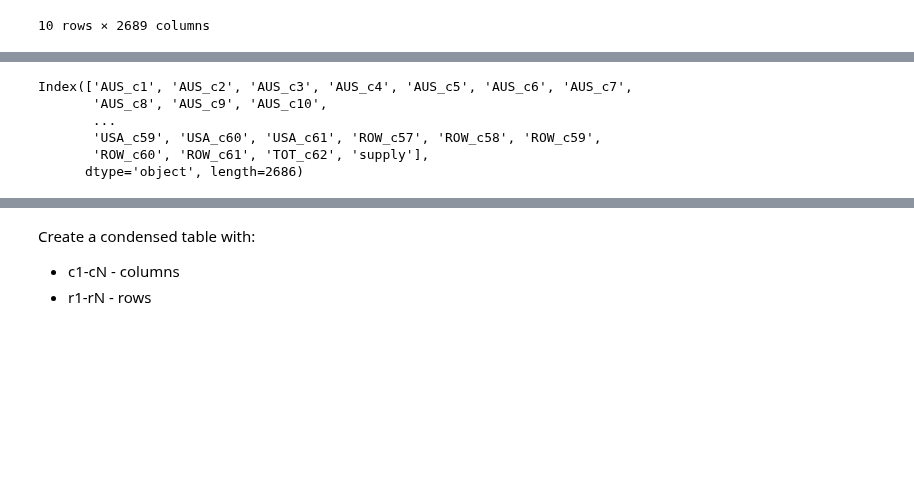
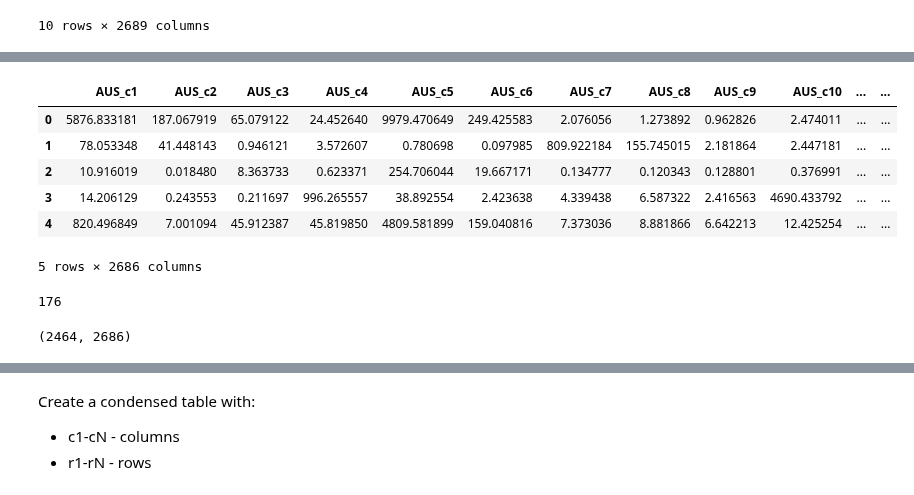
Before and after one commit to kavyajeetbora/ETL_wages, a Jupyter notebook: WIOD.ipynb, the cells around one changed output, grey strips where cells are left out. Saved outputs shown, nothing was run; the diff lists cells and outputs as text; code cells hidden in the pictures; blank space fills up the shorter version.

```diff
--- a/WIOD.ipynb
+++ b/WIOD.ipynb
@@ -570,8 +568,8 @@ countries = df.iloc[3,4:-1].values
 # %%
 columns = df.iloc[3,4:] +"_"+ df.iloc[4,4:]
 rows = df.iloc[5:,2] +"_"+ df.iloc[5:,3]
+countries = df.iloc[3,4:-1].values
+
+df_IO = df.iloc[5:-8, 4:].astype(float).copy().reset_index(drop=True)
+df_IO.columns=columns.values
+df_IO['supply'] = rows
-# %%
-df_IO = df.iloc[5:, 4:].astype(float).copy()
-df_IO.columns=columns.values
-df_IO['supply'] = rows
-df_IO
@@ -592,12 +576,21 @@ df_IO
 # %%
-df_IO.columns
+df_IO.head()
 # %% [output]
+|  | AUS_c1 | AUS_c2 | AUS_c3 | AUS_c4 | AUS_c5 | AUS_c6 | AUS_c7 | AUS_c8 | AUS_c9 | AUS_c10 | ... | ... |
+| 0 | 5876.833181 | 187.067919 | 65.079122 | 24.452640 | 9979.470649 | 249.425583 | 2.076056 | 1.273892 | 0.962826 | 2.474011 | ... | ... |
+| 1 | 78.053348 | 41.448143 | 0.946121 | 3.572607 | 0.780698 | 0.097985 | 809.922184 | 155.745015 | 2.181864 | 2.447181 | ... | ... |
+| 2 | 10.916019 | 0.018480 | 8.363733 | 0.623371 | 254.706044 | 19.667171 | 0.134777 | 0.120343 | 0.128801 | 0.376991 | ... | ... |
+| 3 | 14.206129 | 0.243553 | 0.211697 | 996.265557 | 38.892554 | 2.423638 | 4.339438 | 6.587322 | 2.416563 | 4690.433792 | ... | ... |
+| 4 | 820.496849 | 7.001094 | 45.912387 | 45.819850 | 4809.581899 | 159.040816 | 7.373036 | 8.881866 | 6.642213 | 12.425254 | ... | ... |
-Index(['AUS_c1', 'AUS_c2', 'AUS_c3', 'AUS_c4', 'AUS_c5', 'AUS_c6', 'AUS_c7',
-       'AUS_c8', 'AUS_c9', 'AUS_c10',
-       ...
-       'USA_c59', 'USA_c60', 'USA_c61', 'ROW_c57', 'ROW_c58', 'ROW_c59',
-       'ROW_c60', 'ROW_c61', 'TOT_c62', 'supply'],
-      dtype='object', length=2686)
+5 rows × 2686 columns
+# %%
+44*4
+# %% [output]
+176
+# %%
+df_IO.shape
+# %% [output]
+(2464, 2686)
 # %%
 new_cols = []
 cols = [f"c{i}" for i in range(57,62)]
```
Also changed, not shown: parts of 11 cells of this notebook.
